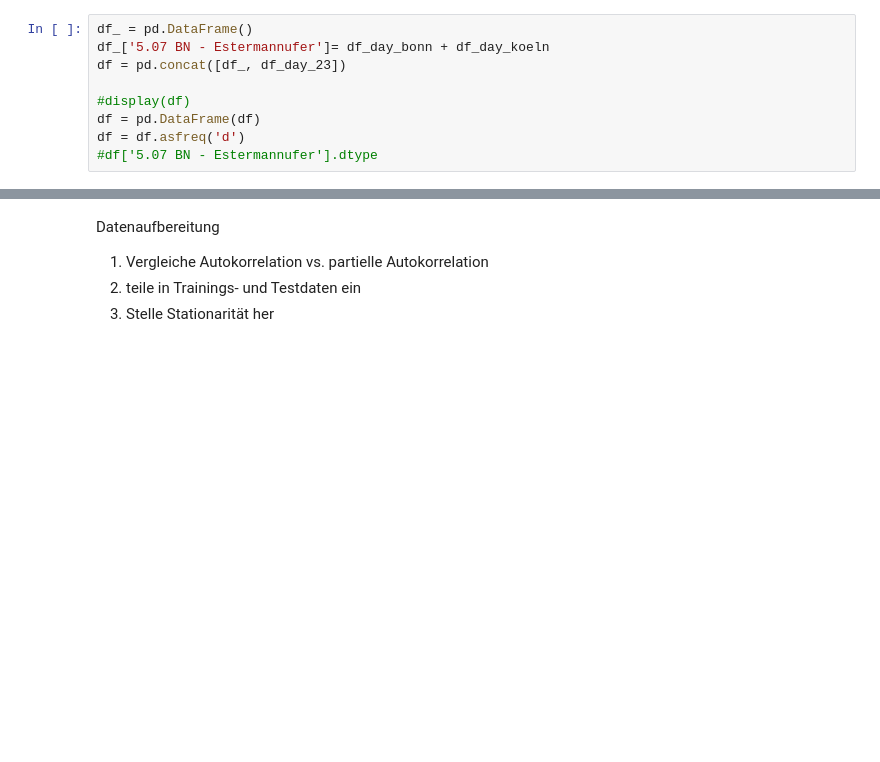
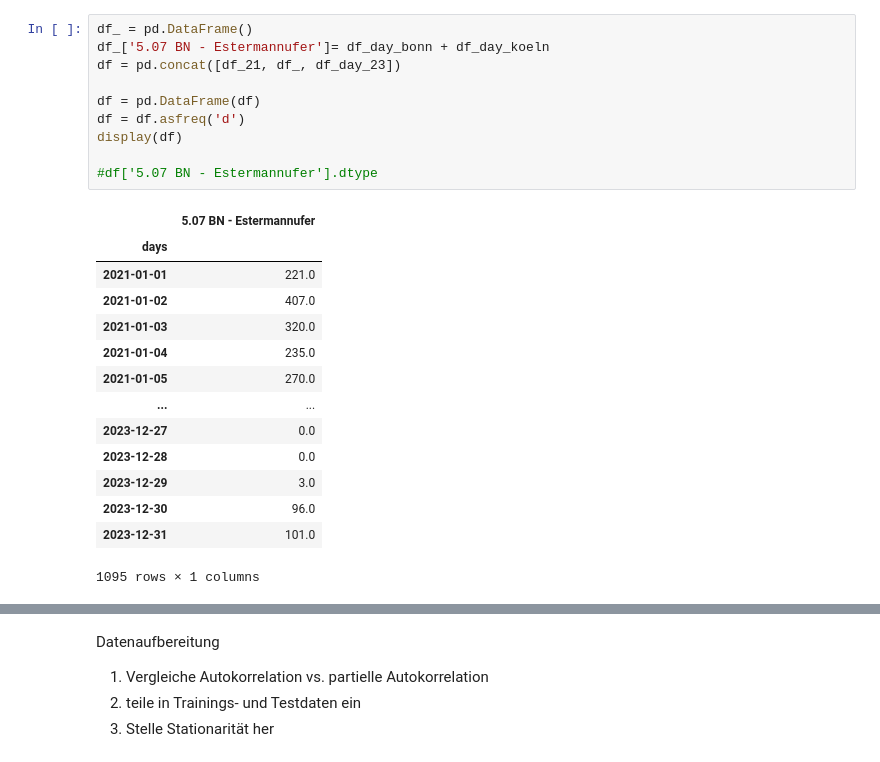
Before and after one commit to wooloflettuce/bonn-bike-count, a Jupyter notebook: ARIMA/Estermannufer/jaehrlich.ipynb, the cells around one changed output, grey strips where cells are left out. Cells and saved outputs as stored; diff of their text form; blank space fills up the shorter version.

```diff
--- a/ARIMA/Estermannufer/jaehrlich.ipynb
+++ b/ARIMA/Estermannufer/jaehrlich.ipynb
@@ -32,12 +62,28 @@ df_day_23 = df_2023.groupby('days')['5.07 BN - Estermannufer'].sum()
 # %%
 df_ = pd.DataFrame()
 df_['5.07 BN - Estermannufer']= df_day_bonn + df_day_koeln
-df = pd.concat([df_, df_day_23])
+df = pd.concat([df_21, df_, df_day_23])
 
-#display(df)
 df = pd.DataFrame(df)
 df = df.asfreq('d')
+display(df)
+
 #df['5.07 BN - Estermannufer'].dtype
+# %% [output]
+|  | 5.07 BN - Estermannufer |
+| days |  |
+| 2021-01-01 | 221.0 |
+| 2021-01-02 | 407.0 |
+| 2021-01-03 | 320.0 |
+| 2021-01-04 | 235.0 |
+| 2021-01-05 | 270.0 |
+| ... | ... |
+| 2023-12-27 | 0.0 |
+| 2023-12-28 | 0.0 |
+| 2023-12-29 | 3.0 |
+| 2023-12-30 | 96.0 |
+| 2023-12-31 | 101.0 |
+1095 rows × 1 columns
 # %%
 #prüfe auf Stationarität
 from statsmodels.tsa.stattools import adfuller
```
Also changed, not shown: parts of 13 cells of this notebook.
